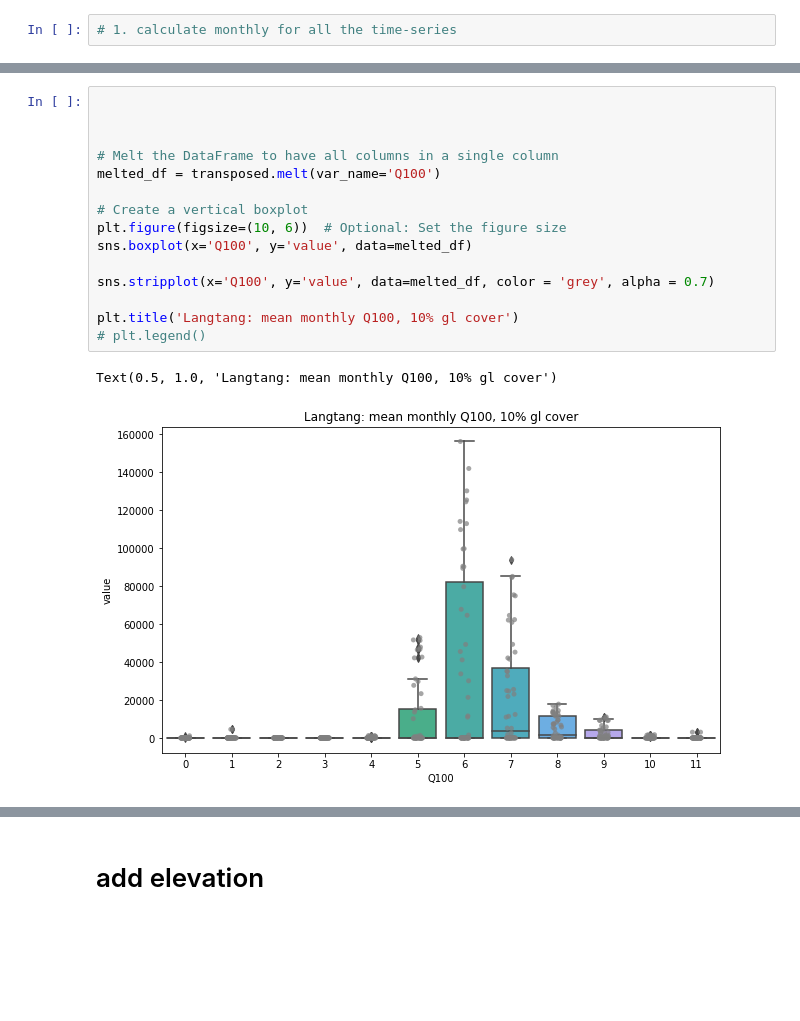
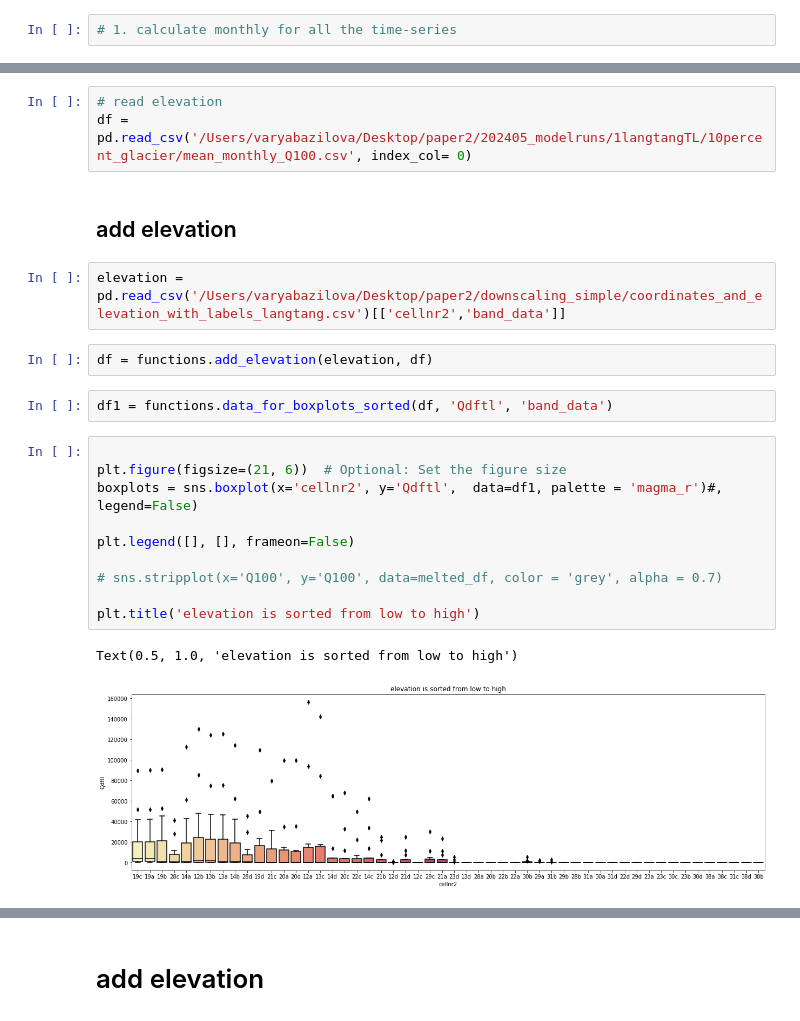
Before and after one commit to varyabazilova/sedcas_sediments_hma, a Jupyter notebook: 202405_modelruns/magnitude_frequency.ipynb, the cells around one changed output, grey strips where cells are left out. Cells and saved outputs as stored; diff of their text form; blank space fills up the shorter version.

Commit message:
boxplots

```diff
--- a/202405_modelruns/magnitude_frequency.ipynb
+++ b/202405_modelruns/magnitude_frequency.ipynb
@@ -412,18 +327,24 @@ transposed
+# %%
+# read elevation
+df = pd.read_csv('/Users/varyabazilova/Desktop/paper2/202405_modelruns/1langtangTL/10percent_glacier/mean_monthly_Q100.csv', index_col= 0)
+# %% [markdown]
+## add elevation
+# %%
+elevation = pd.read_csv('/Users/varyabazilova/Desktop/paper2/downscaling_simple/coordinates_and_elevation_with_labels_langtang.csv')[['cellnr2','band_data']]
+# %%
+df = functions.add_elevation(elevation, df)
+# %%
+df1 = functions.data_for_boxplots_sorted(df, 'Qdftl', 'band_data')
 # %%
 
+plt.figure(figsize=(21, 6))  # Optional: Set the figure size
+boxplots = sns.boxplot(x='cellnr2', y='Qdftl',  data=df1, palette = 'magma_r')#, legend=False)
 
+plt.legend([], [], frameon=False)
 
-# Melt the DataFrame to have all columns in a single column
-melted_df = transposed.melt(var_name='Q100')
+# sns.stripplot(x='Q100', y='Q100', data=melted_df, color = 'grey', alpha = 0.7)
 
-# Create a vertical boxplot
-plt.figure(figsize=(10, 6))  # Optional: Set the figure size
-sns.boxplot(x='Q100', y='value', data=melted_df)
-
-sns.stripplot(x='Q100', y='value', data=melted_df, color = 'grey', alpha = 0.7)
-
-plt.title('Langtang: mean monthly Q100, 10% gl cover')
-# plt.legend()
+plt.title('elevation is sorted from low to high')
 # %% [output]
-Text(0.5, 1.0, 'Langtang: mean monthly Q100, 10% gl cover')
+Text(0.5, 1.0, 'elevation is sorted from low to high')
-[figure, old version]
+[figure, new version]
```
Also changed, not shown: parts of 33 cells of this notebook, 2 other files.
